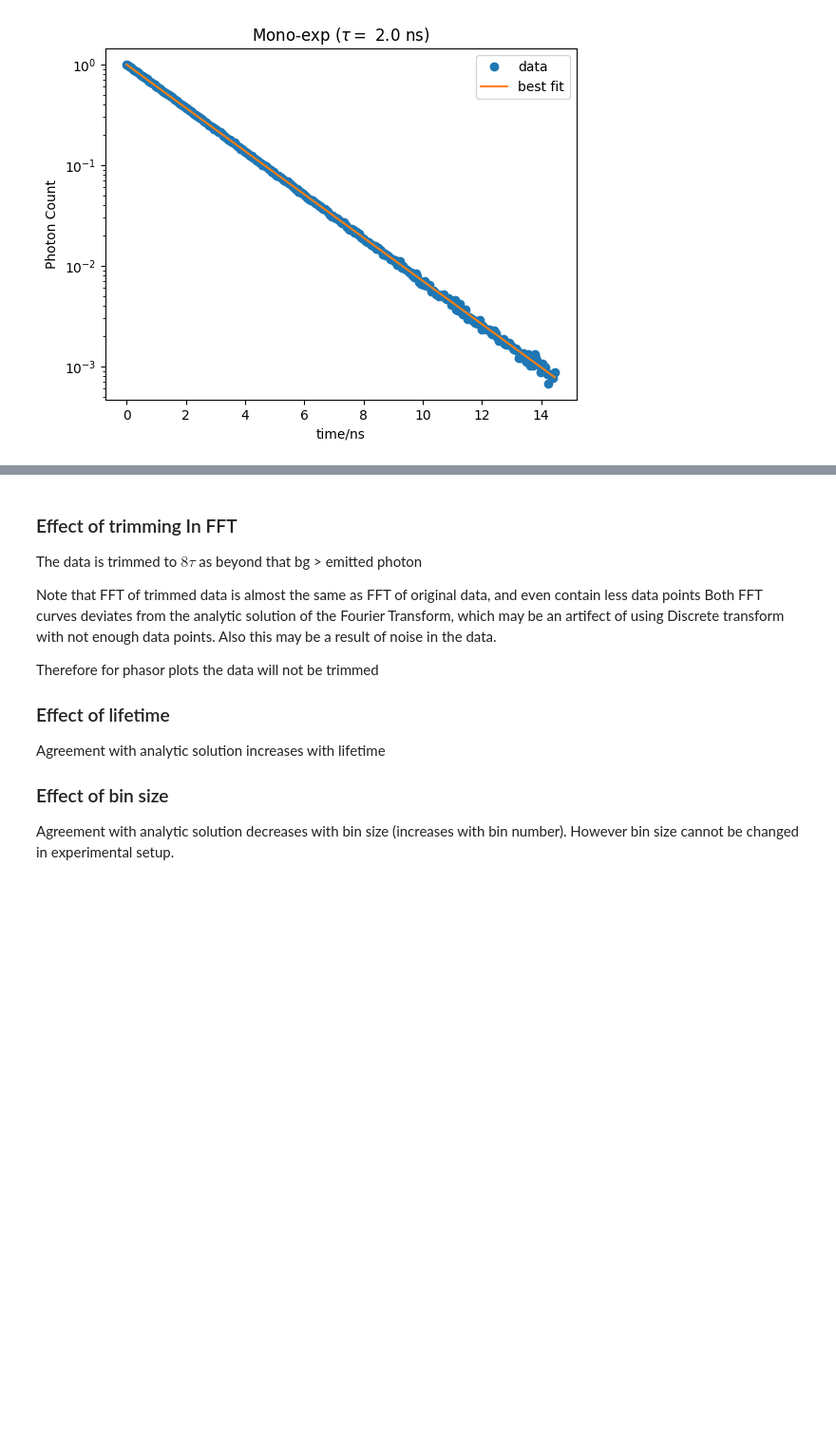
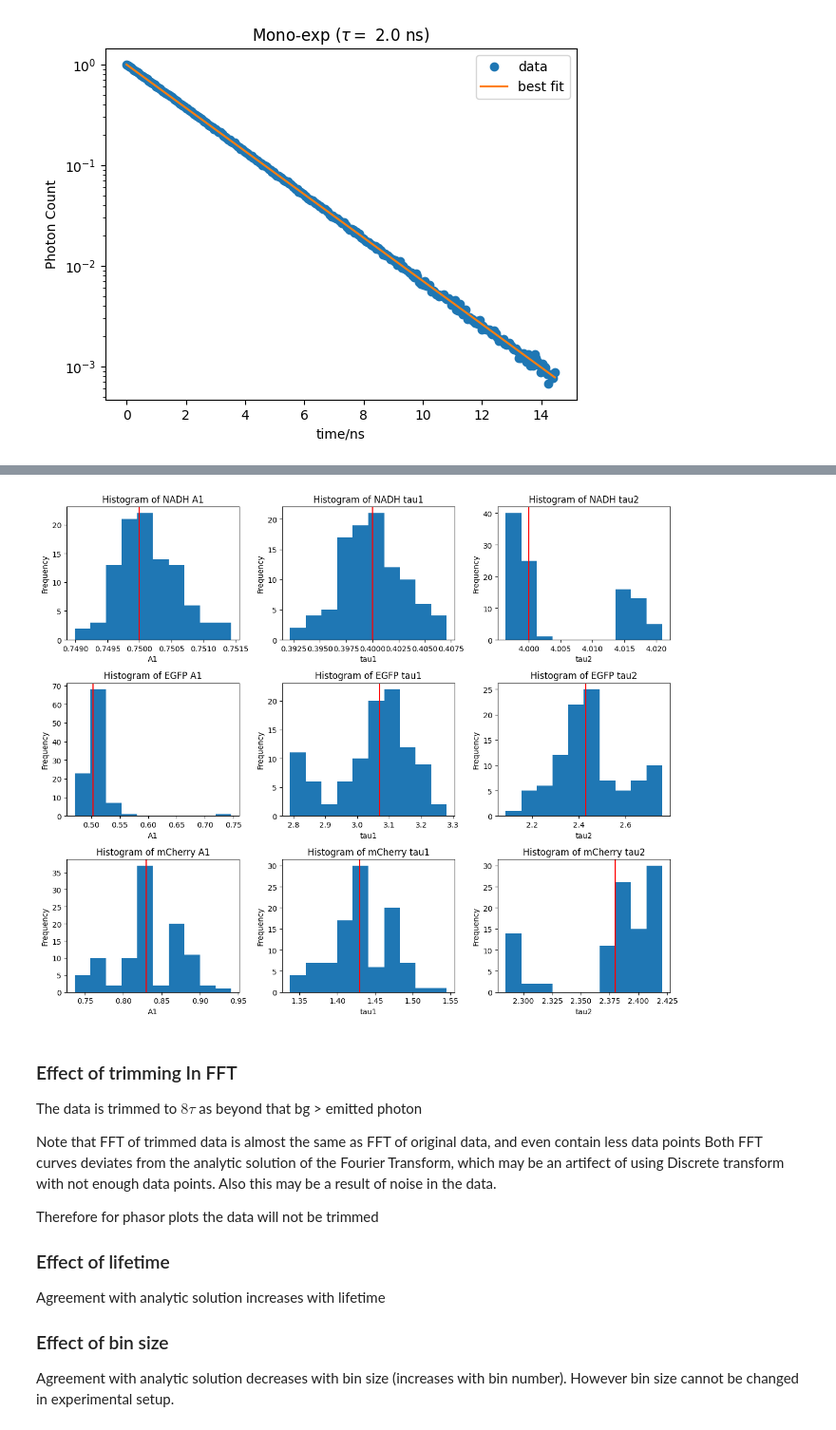
Before and after one commit to ngcnpeter/Y3_Group_Project_2B, a Jupyter notebook: TCSPC-simulation/interim_report.ipynb, the cells around one changed output, grey strips where cells are left out. Shown at 95% size. Cells and saved outputs as stored; diff of their text form; code cells hidden in the pictures; blank space fills up the shorter version.

```diff
--- a/TCSPC-simulation/interim_report.ipynb
+++ b/TCSPC-simulation/interim_report.ipynb
@@ -208,0 +185,8 @@ print(mCherry.fit_report)
+# %%
+results = {'NADH':[],'EGFP':[],'mCherry':[]}
+for i,sim in enumerate(sim_list):
+    for y in sim.sim_data:
+        weights = np.sqrt(y)[np.argmax(y):int((15/20*380))]
+        result, params_opt, chi2_red, fit_report = exp_fit(exp2,sim.t,y,[sim.amp[0]]+sim.tau
+        ,weights = weights,method = 'cobyla')
+        results[sim_name[i]].append(result)
@@ -209,3 +213,32 @@ print(mCherry.fit_report)
+# %%
+fig, axes = plt.subplots(nrows=3, ncols=3, figsize=(12, 10))
+axes = np.array(axes).flatten()
+for n in range(3):
+    sim = sim_list[n]
+    info_df,par_df = fit_df(results[sim_name[n]]) #generate df from results list
+    # Iterate over each column in the DataFrame
+    true_list = [sim.amp[0]]+sim.tau
+    val_df = par_df.loc[(slice(0,99),'_val'),:] #df for values only
+    for i, column in enumerate(val_df):
+        # Plot the histogram on the corresponding axis
+        idx = i+3*n
+        axes[idx].hist(val_df[column], bins=10)  # Adjust the number of bins as needed
+        axes[idx].axvline(true_list[i].real,c = 'r')
+        # Set the title and labels for the plot
+        axes[idx].set_title(f"Histogram of {sim_name[n]} {column}")
+        axes[idx].set_xlabel(column)
+        if i>3:
+            axes[idx].set_title(f"Histogram of freq = {column} GHz")
+            axes[idx].set_xlabel('G coordinate')
+        axes[idx].set_ylabel("Frequency")
+
+    # Adjust the spacing between subplots
+plt.tight_layout()
+
+    # Display the plot
+plt.show()
+# %% [output]
+[figure, added]
 # %% [markdown]
 ### Effect of trimming  In FFT
 
```
Also changed, not shown: parts of 12 cells of this notebook, 4 other files.
